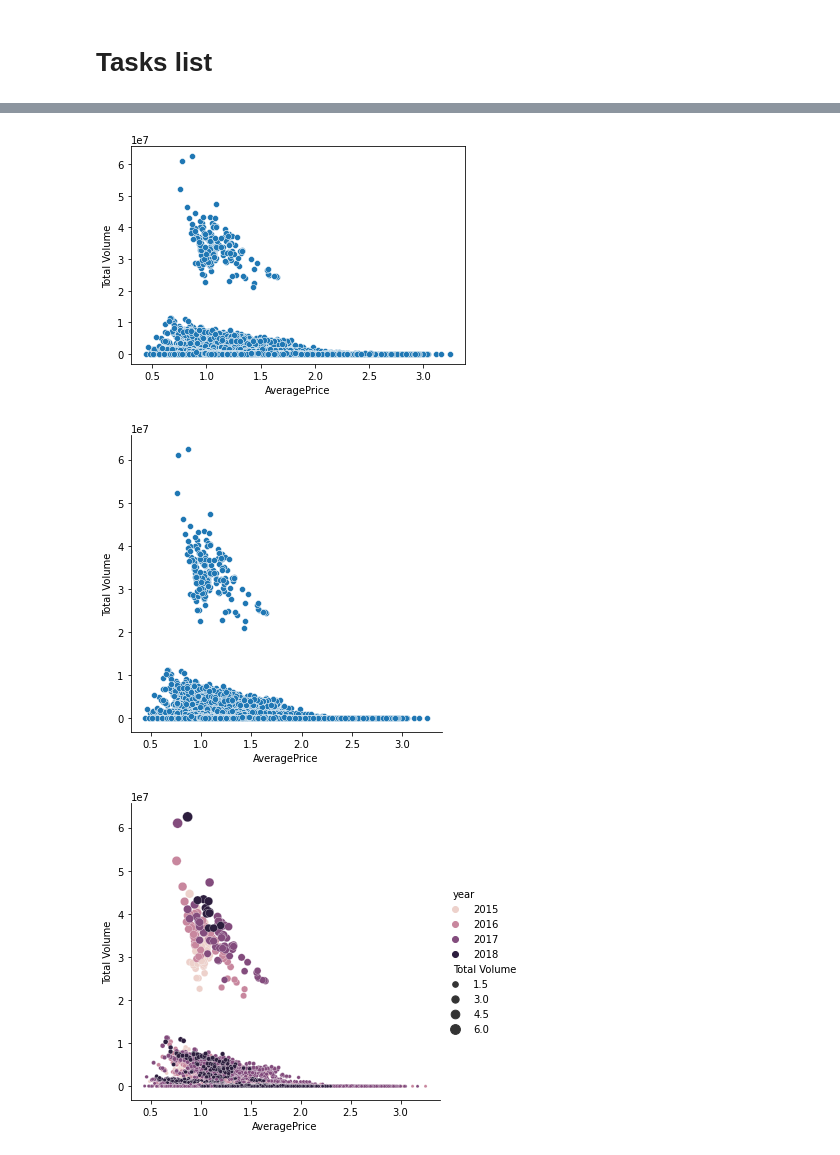
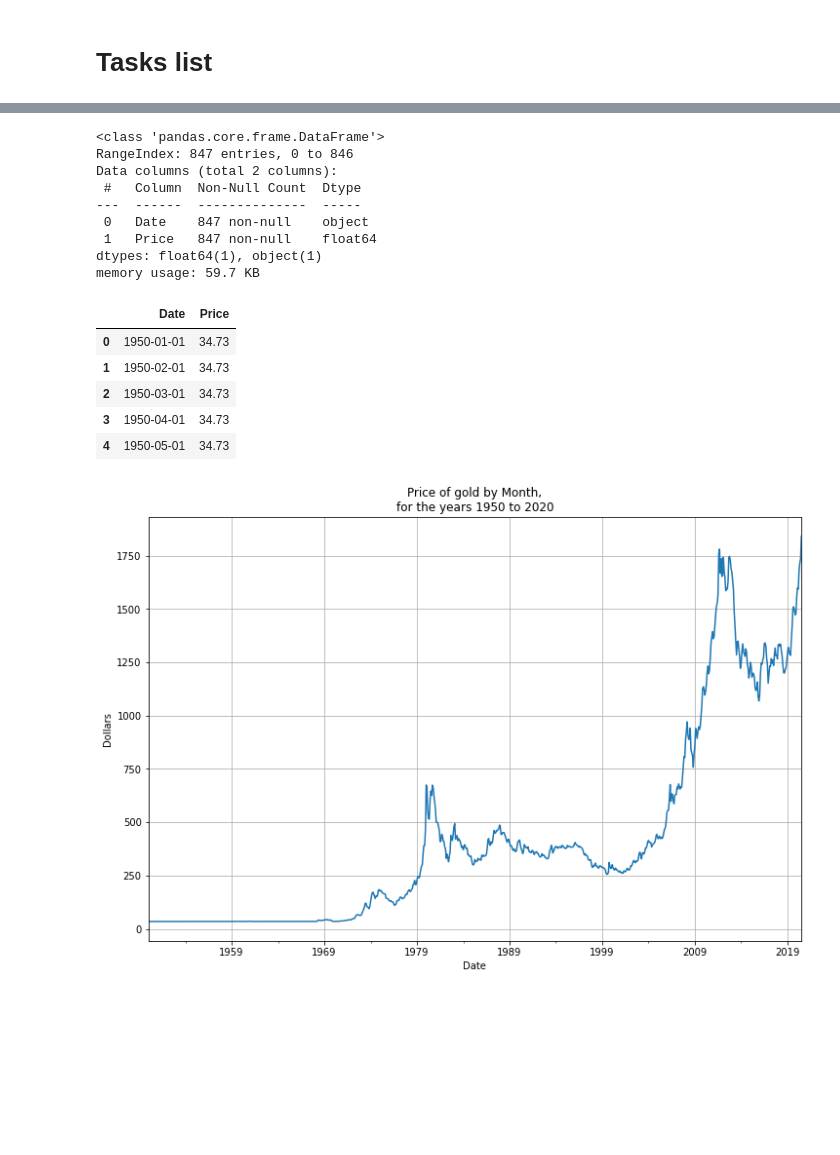
Before and after one commit to jlgull/CIS256DA, a Jupyter notebook: python_analysis/assignments/ch09/Jonathan_Heard_PA-9.ipynb, the cells around one changed output, grey strips where cells are left out. Drawn from its saved outputs; the diff is of its cells as text; code cells hidden in the pictures; blank space fills up the shorter version.

```diff
--- a/python_analysis/assignments/ch09/Jonathan_Heard_PA-9.ipynb
+++ b/python_analysis/assignments/ch09/Jonathan_Heard_PA-9.ipynb
@@ -25,14 +31,11 @@ import seaborn as sbn
 # %% [markdown]
 # Tasks list
 # %%
-# Task 01 Read the data from the CSV file into a DataFrame and display the first five rows.
-avocado_data_raw = pd.read_csv("avocado.csv")
+# Task 01 Read the data from the CSV file into a DataFrame called gold.
 
-# I decided I wanted to have the basic information as well as the first five rows of data.
-#    What if found was, I had to do it this order. If I put '.head()' first, it did not diplay.
-#    Could have used two cells; but I was trying to keep it to one.
+gold = pd.read_csv("gold.csv")
 
-avocado_data_raw.info()
+# Display the first five rows, just to see what is in the data.
 
-avocado_data_raw.head(5)
+gold.head(5)
 # %% [output]
@@ -62,23 +48,38 @@ memory usage: 1.9+ MB
 # %%
-# Task 02 Create the following plot with a Seaborn specific method
+# Task 02 Run the info() method, and note the data types of the two columns (2 pts.).
 
-sbn.scatterplot(data = avocado_data_raw, x = 'AveragePrice', y = 'Total Volume');
+gold.info(memory_usage = 'deep')
 # %% [output]
-[figure, removed]
+<class 'pandas.core.frame.DataFrame'>
+RangeIndex: 847 entries, 0 to 846
+Data columns (total 2 columns):
+ #   Column  Non-Null Count  Dtype
+---  ------  --------------  -----
+ 0   Date    847 non-null    object
+ 1   Price   847 non-null    float64
+dtypes: float64(1), object(1)
+memory usage: 59.7 KB
 # %%
-# Task 03 Create the same plot with a generic method.
+# Task 03 Convert the Date column to the DateTime data type. Then, display the first five rows of data,
+#         and note that the dates are for the first of each month starting in 1950.
 
-sbn.relplot(data = avocado_data_raw, kind = 'scatter',
-            x = 'AveragePrice', y = 'Total Volume');
+gold.Date = gold.Date.apply(pd.to_datetime, format = '%Y-%m')
+
+gold.head()
 # %% [output]
-[figure, removed]
+|  | Date | Price |
+| 0 | 1950-01-01 | 34.73 |
+| 1 | 1950-02-01 | 34.73 |
+| 2 | 1950-03-01 | 34.73 |
+| 3 | 1950-04-01 | 34.73 |
+| 4 | 1950-05-01 | 34.73 |
 # %%
-# Task 04 Create the same plot but with the hue parameter set to year and the dots for the total volume ranging in size from 10 to 100.
-#    There was no mention of color for the dots in the scatter plot, so I left them as the default colors.
+# Task 04 Plot the data with a Pandas line plot.
 
-g = sbn.relplot(data = avocado_data_raw, kind = 'scatter', hue = 'year',
-                x = 'AveragePrice', y = 'Total Volume',
-                size = 'Total Volume', sizes = (10, 100));
+gold.plot.line(title = 'Price of gold by Month,\nfor the years 1950 to 2020',
+                   grid = True, x = 'Date', y = 'Price',
+                    ylabel = 'Dollars',
+                    figsize = (12, 8), legend = False);
 # %% [output]
-[figure, old version]
+[figure, new version]
 # %%
```
Also changed, not shown: parts of 13 cells of this notebook, 1 other file.
